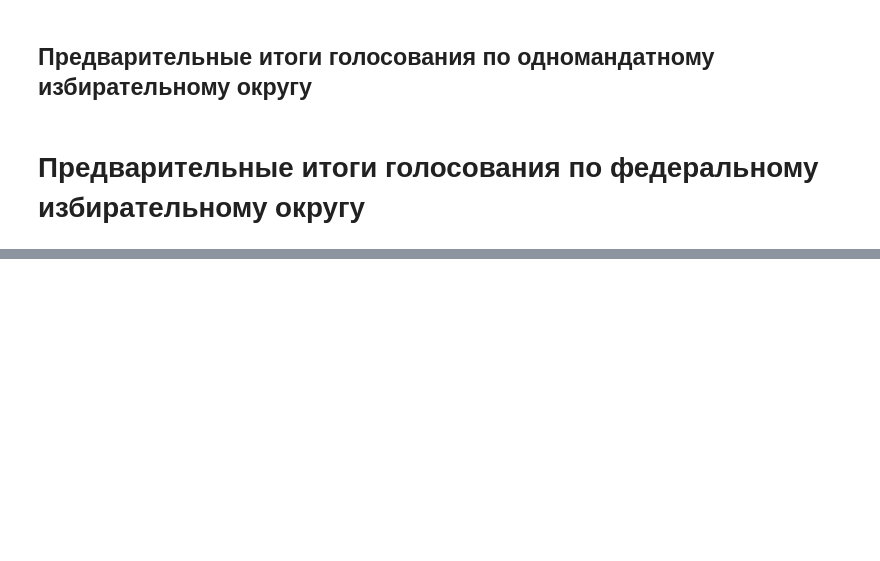
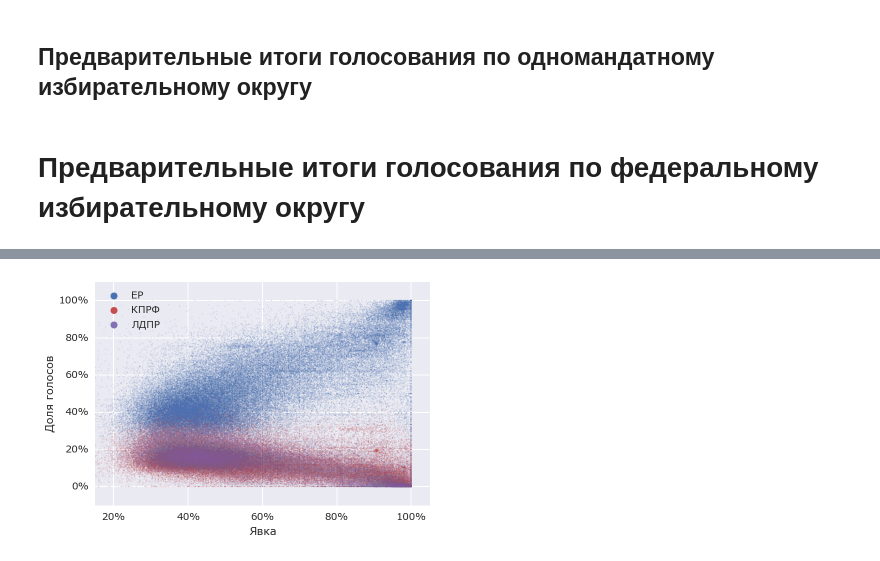
Before and after one commit to latestalexey/analyze-izbirkom2, a Jupyter notebook: notes.ipynb, the cells around one changed output, grey strips where cells are left out. Drawn from its saved outputs; the diff is of its cells as text; code cells hidden in the pictures; blank space fills up the shorter version.

```diff
--- a/notes.ipynb
+++ b/notes.ipynb
@@ -225,0 +260,39 @@ len(uiks)
+# %%
+def show_votes_share_party_share_corellation(records):
+    data = []
+    for record in records:
+        data.append((record.total, record.votes) + record.votes_for)
+    table = pd.DataFrame(
+        data,
+        columns=['total', 'votes', 'sr', 'ldpr', 'kprf', 'apple', 'er', 'other']
+    )
+    share = table.votes / table.total
+    er = table.er / table.votes
+    kprf = table.kprf / table.votes
+    ldpr = table.ldpr / table.votes
+    apple = table.apple / table.votes
+    fig, ax = plt.subplots()
+    ax.scatter(share, er, color=BLUE, s=1, alpha=0.1)
+    ax.scatter(share, kprf, color=RED, s=1, alpha=0.1)
+    ax.scatter(share, ldpr, color=PURPLE, s=1, alpha=0.05)
+    # look bad
+    # ax.scatter(share, apple, color=GREEN, s=1, alpha=0.05)
+    ax.scatter([], [], color=BLUE, label=u'ЕР')
+    ax.scatter([], [], color=RED, label=u'КПРФ')
+    ax.scatter([], [], color=PURPLE, label=u'ЛДПР')
+    # ax.scatter([], [], color=GREEN, label=u'Яблоко')
+    ax.set_xlim(0.15, 1.05)
+    ax.set_ylim(-0.1, 1.1)
+    formater = mtick.FuncFormatter(
+        lambda value, _: '{}%'.format(int(value * 100))
+    )
+    ax.xaxis.set_major_formatter(formater)
+    ax.yaxis.set_major_formatter(formater)
+    ax.set_xlabel(u'Явка')
+    ax.set_ylabel(u'Доля голосов')
+    ax.legend(loc='upper left', markerscale=1.5)
+
+
+show_votes_share_party_share_corellation(party_results)
+# %% [output]
+[figure, added]
```
Also changed, not shown: parts of 25 cells of this notebook, 5 other files.
